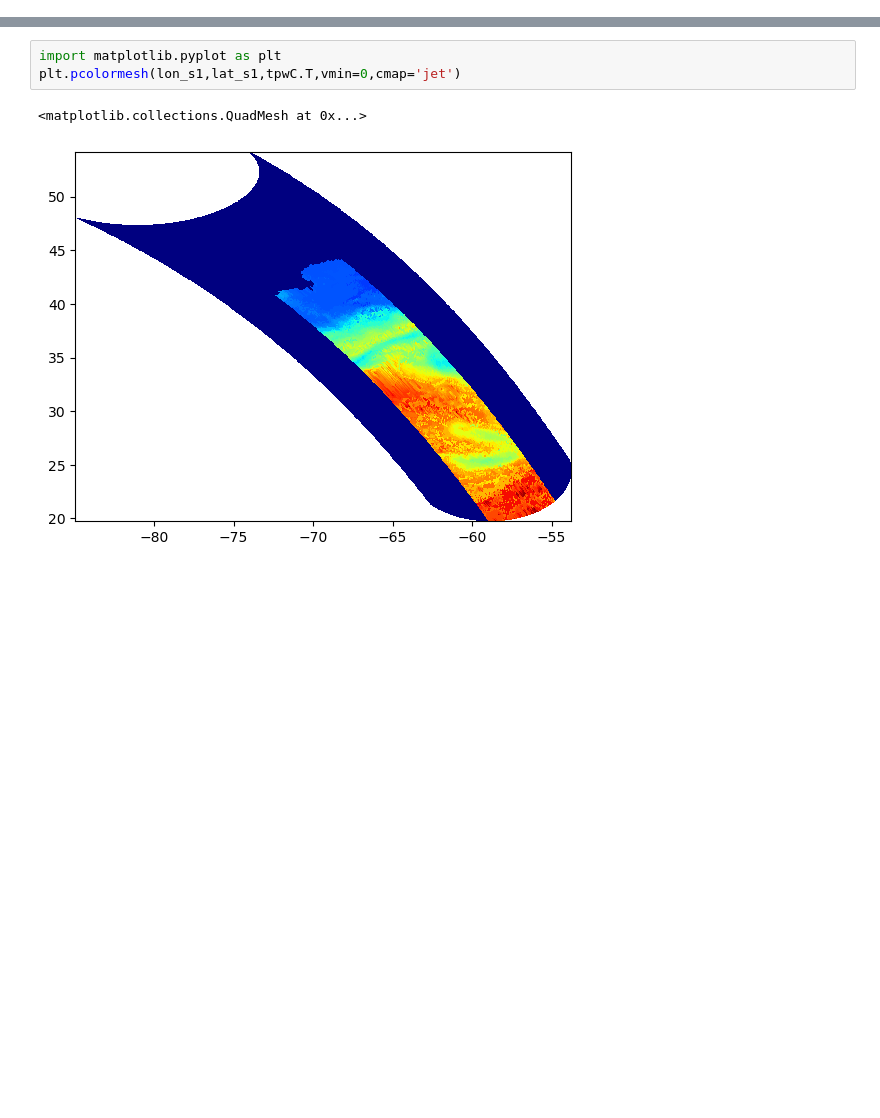
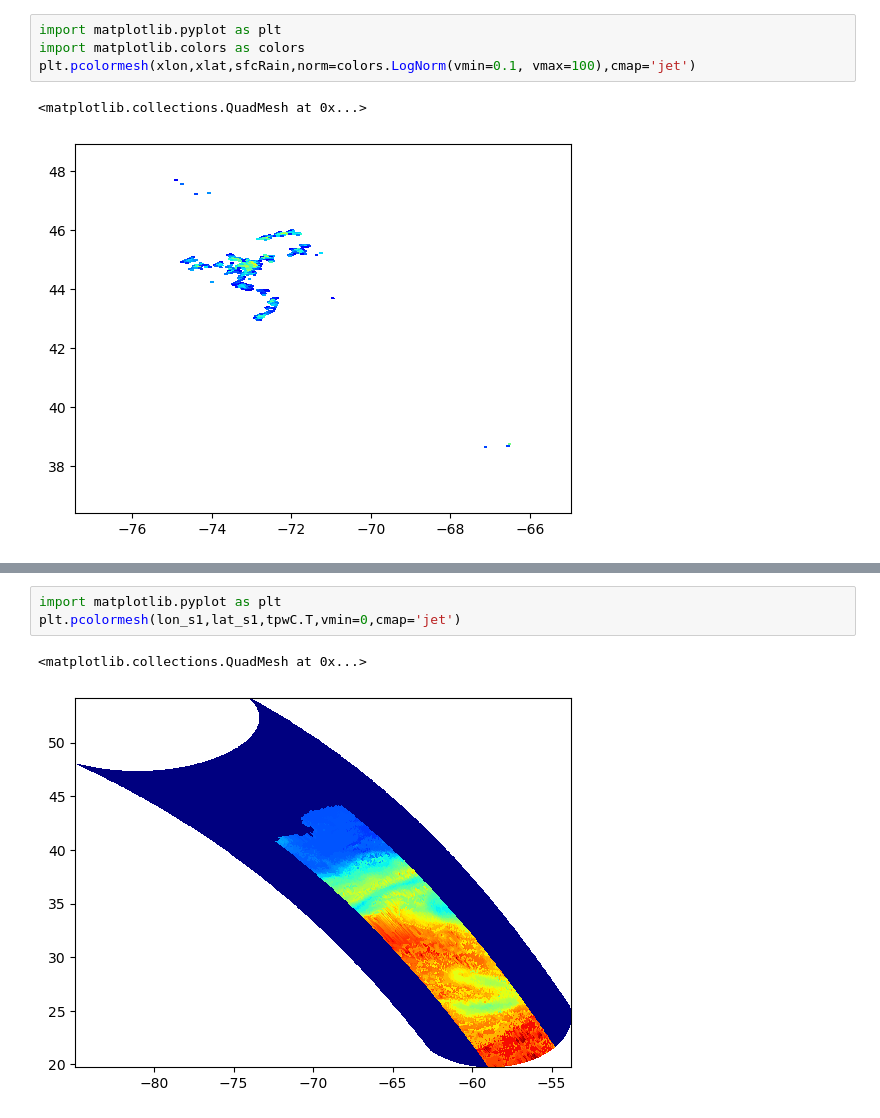
Before and after one commit to mgrecu35/cmbv7_rh8, a Jupyter notebook: cAlgDriver.ipynb, the cells around one changed output, grey strips where cells are left out. Saved outputs shown, nothing was run; the diff lists cells and outputs as text; blank space fills up the shorter version.

```diff
--- a/cAlgDriver.ipynb
+++ b/cAlgDriver.ipynb
@@ -64,0 +90,7 @@ for i in range(1):
+# %%
+import matplotlib.pyplot as plt
+import matplotlib.colors as colors
+plt.pcolormesh(xlon,xlat,sfcRain,norm=colors.LogNorm(vmin=0.1, vmax=100),cmap='jet')
+# %% [output]
+<matplotlib.collections.QuadMesh at 0x...>
+[figure, added]
```
Also changed, not shown: parts of 5 cells of this notebook, 4 other files.
